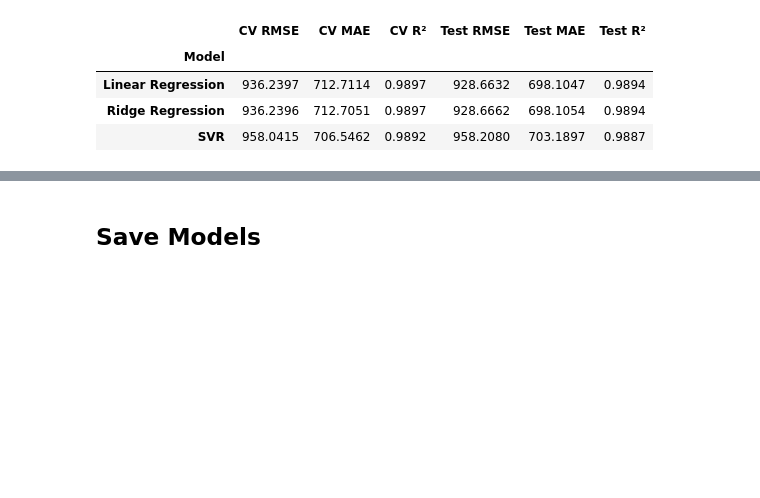
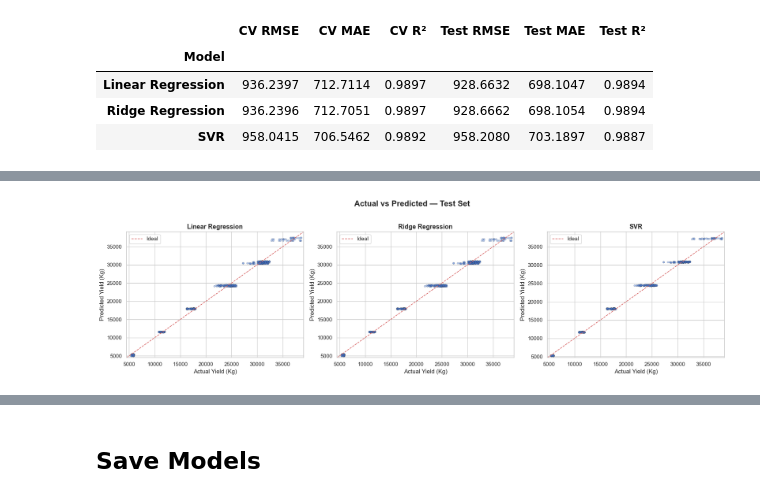
Before and after one commit to HelloPenguin1/Paddy_Yield_Prediction, a Jupyter notebook: model_training/05_baseline_traditional_models.ipynb, the cells around one changed output, grey strips where cells are left out. Drawn from its saved outputs; the diff is of its cells as text; code cells hidden in the pictures; blank space fills up the shorter version.

```diff
--- a/model_training/05_baseline_traditional_models.ipynb
+++ b/model_training/05_baseline_traditional_models.ipynb
@@ -180,0 +206,27 @@ results_df.style.format("{:.4f}").highlight_min(
+# %%
+trained_models = {
+    "Linear Regression": lr_model,
+    "Ridge Regression": ridge_model,
+    "SVR": svr_model,
+}
+
+fig, axes = plt.subplots(1, 3, figsize=(18, 5))
+
+for ax, (name, model) in zip(axes, trained_models.items()):
+    y_pred = model.predict(X_test)
+    ax.scatter(y_test, y_pred, alpha=0.4, s=15, edgecolors="k", linewidths=0.3)
+    lims = [min(y_test.min(), y_pred.min()) - 500, max(y_test.max(), y_pred.max()) + 500]
+    ax.plot(lims, lims, "r--", linewidth=1.2, label="Ideal")
+    ax.set_xlim(lims)
+    ax.set_ylim(lims)
+    ax.set_xlabel("Actual Yield (Kg)")
+    ax.set_ylabel("Predicted Yield (Kg)")
+    ax.set_title(name, fontsize=13, fontweight="bold")
+    ax.legend(loc="upper left")
+
+plt.suptitle("Actual vs Predicted — Test Set", fontsize=16, fontweight="bold", y=1.02)
+plt.tight_layout()
+plt.savefig(os.path.join(REPORTS_DIR, "baseline_actual_vs_predicted.png"), dpi=150, bbox_inches="tight")
+plt.show()
+# %% [output]
+[figure, added]
```
Also changed, not shown: parts of 7 cells of this notebook, 3 other files.
